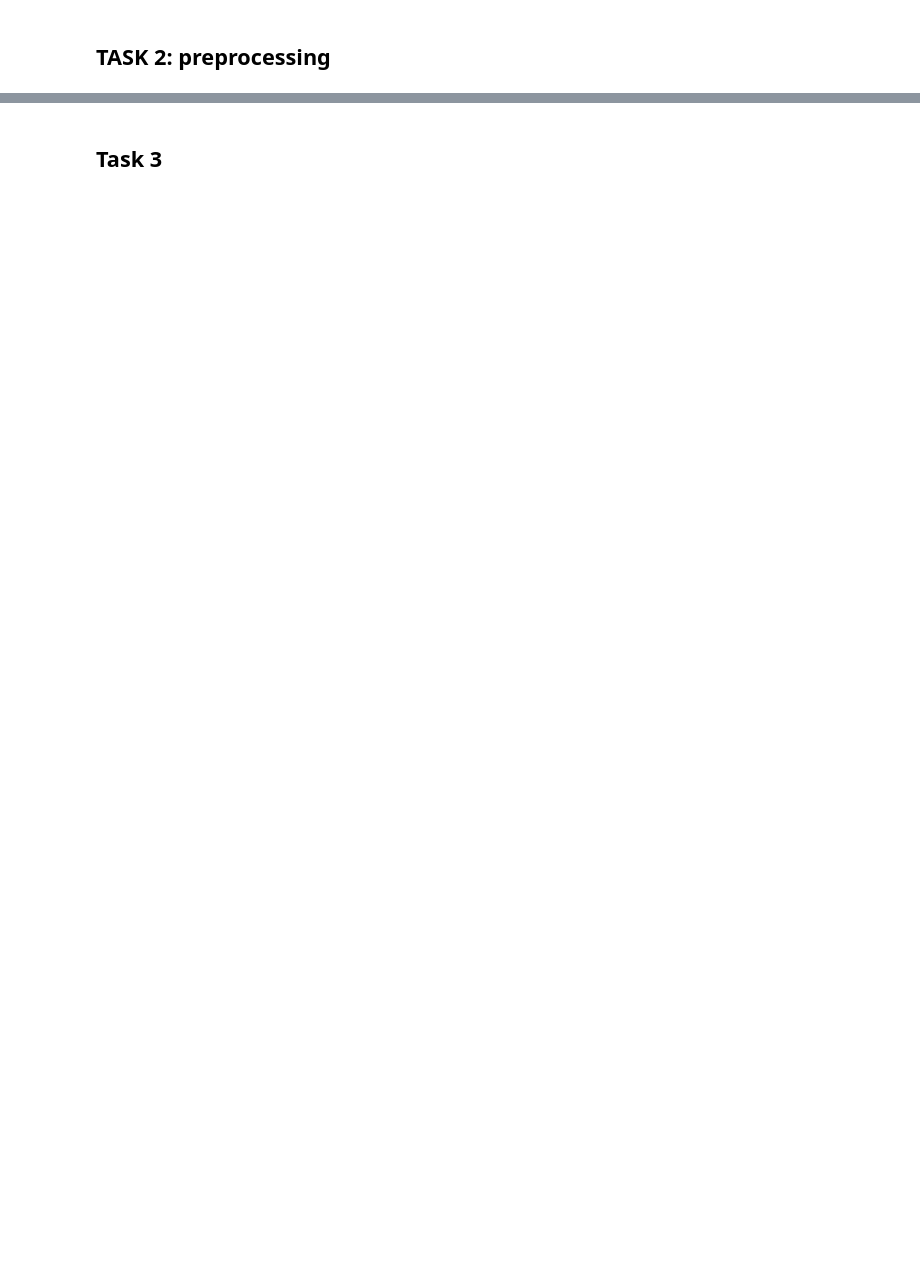
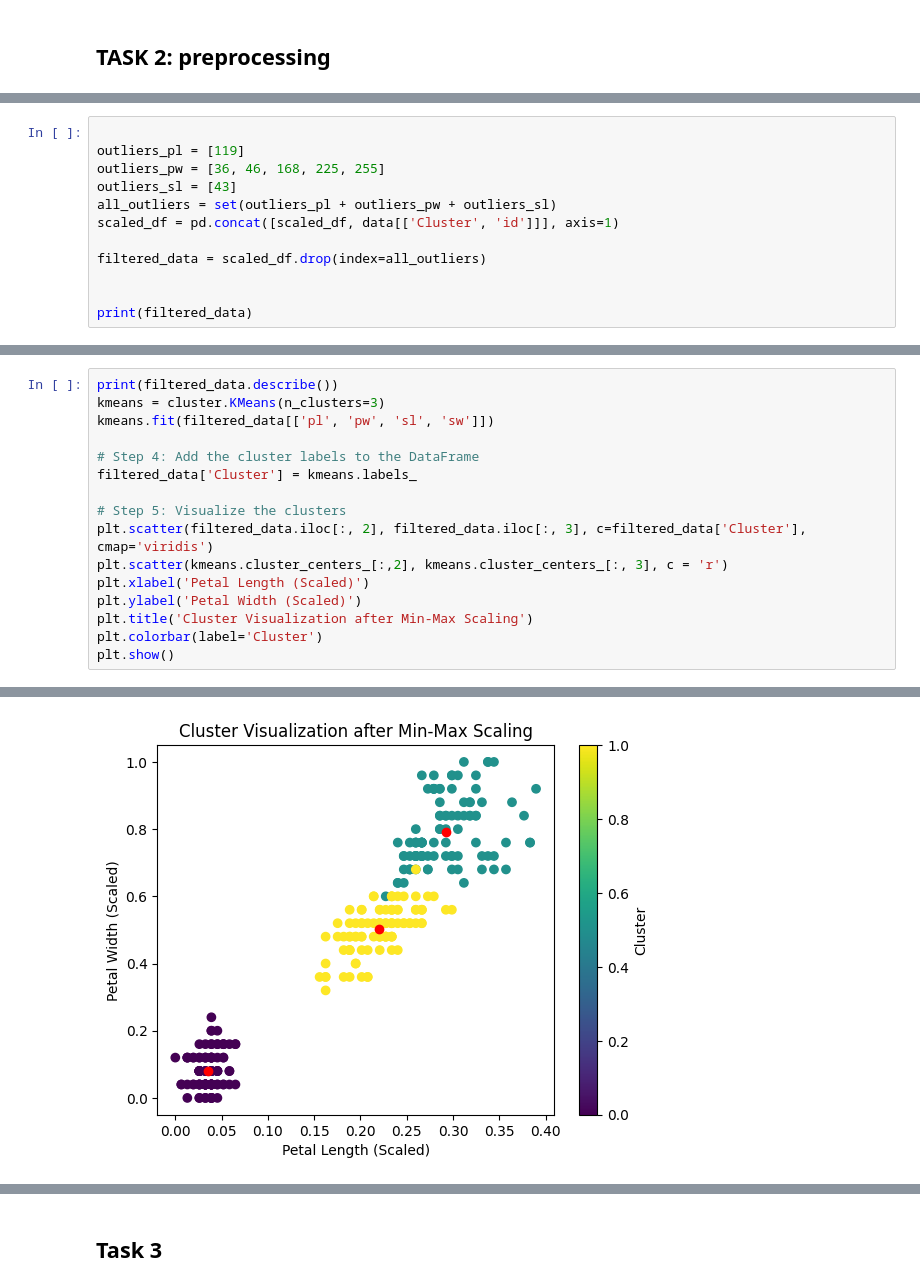
Before and after one commit to Catafal/Data-Mining-I, a Jupyter notebook: Assignement III/assignement_3.ipynb, the cells around one changed output, grey strips where cells are left out. Cells and saved outputs as stored; diff of their text form; blank space fills up the shorter version.

```diff
--- a/Assignement III/assignement_3.ipynb
+++ b/Assignement III/assignement_3.ipynb
@@ -113,0 +210,12 @@ print(kmeans.labels_.tolist().count(2))
+# %%
+
+outliers_pl = [119]
+outliers_pw = [36, 46, 168, 225, 255]
+outliers_sl = [43]
+all_outliers = set(outliers_pl + outliers_pw + outliers_sl)
+scaled_df = pd.concat([scaled_df, data[['Cluster', 'id']]], axis=1)
+
+filtered_data = scaled_df.drop(index=all_outliers)
+
+
+print(filtered_data)
@@ -113,0 +240,17 @@ print(kmeans.labels_.tolist().count(2))
+# %%
+print(filtered_data.describe())
+kmeans = cluster.KMeans(n_clusters=3)
+kmeans.fit(filtered_data[['pl', 'pw', 'sl', 'sw']])
+
+# Step 4: Add the cluster labels to the DataFrame
+filtered_data['Cluster'] = kmeans.labels_
+
+# Step 5: Visualize the clusters
+plt.scatter(filtered_data.iloc[:, 2], filtered_data.iloc[:, 3], c=filtered_data['Cluster'], cmap='viridis')
+plt.scatter(kmeans.cluster_centers_[:,2], kmeans.cluster_centers_[:, 3], c = 'r')
+plt.xlabel('Petal Length (Scaled)')
+plt.ylabel('Petal Width (Scaled)')
+plt.title('Cluster Visualization after Min-Max Scaling')
+plt.colorbar(label='Cluster')
+plt.show()
+# %% [output]
@@ -113,0 +274 @@ print(kmeans.labels_.tolist().count(2))
+[figure, added]
```
Also changed, not shown: parts of 17 cells of this notebook.
